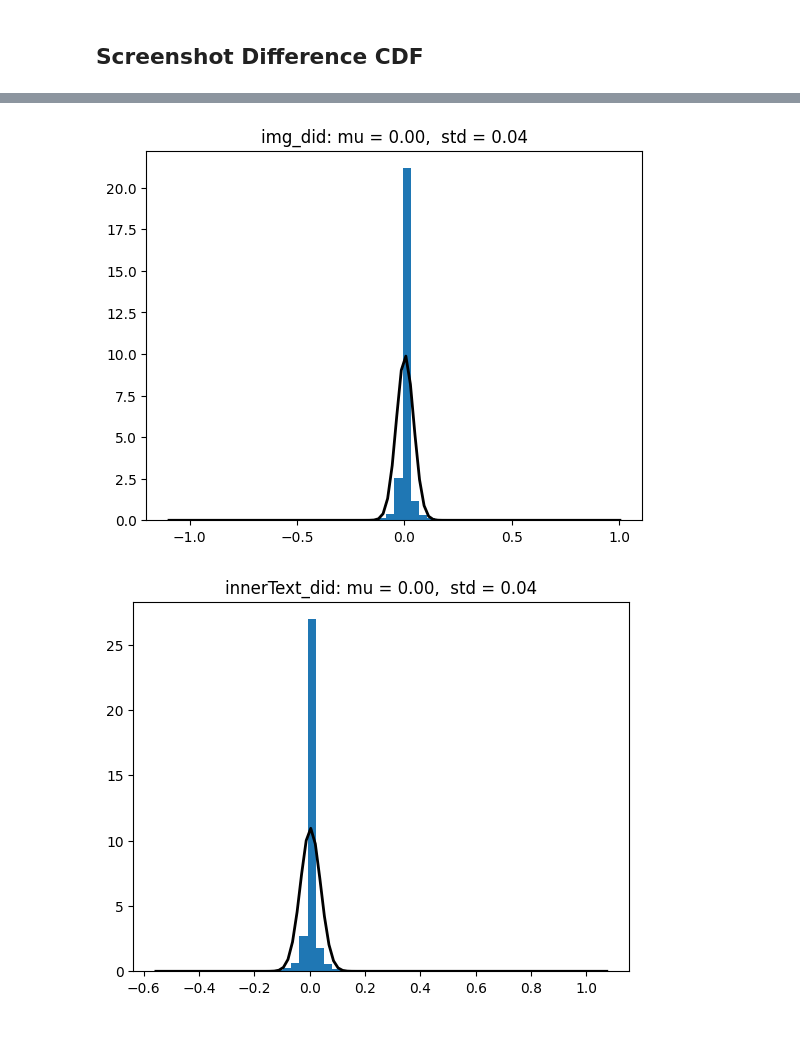
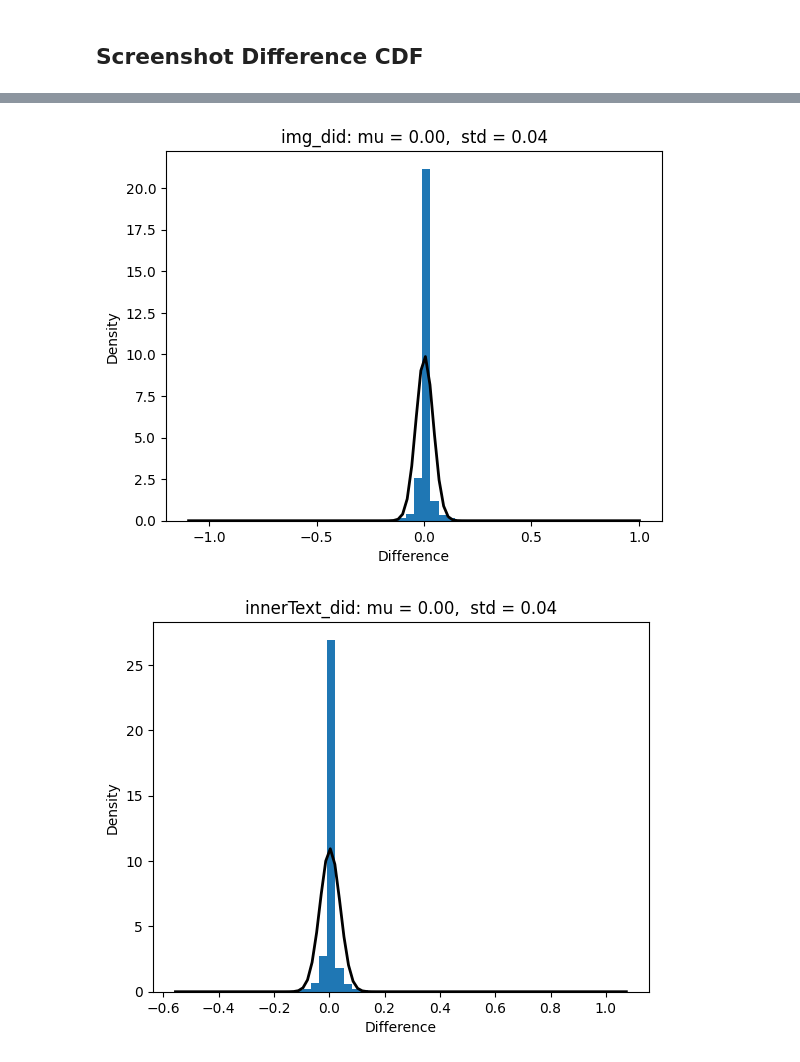
Before and after one commit to maxwellmlin/cookie-classify, a Jupyter notebook: classification_algo.ipynb, the cells around one changed output, grey strips where cells are left out. Cells and saved outputs as stored; diff of their text form; code cells hidden in the pictures; blank space fills up the shorter version.

```diff
--- a/classification_algo.ipynb
+++ b/classification_algo.ipynb
@@ -629,6 +638,8 @@ for diff_type in diff_types:
     plt.plot(x, p, 'k', linewidth=2)
     title = f"{diff_type}: mu = %.2f,  std = %.2f" % (mu, std)
     plt.title(title)
+    plt.xlabel('Difference')
+    plt.ylabel('Density')
 
     plt.show()
 # %% [output]
@@ -636,2 +647,2 @@ for diff_type in diff_types:
-[figure, old version]
+[figure, new version]
-[figure, old version]
+[figure, new version]
```
Also changed, not shown: parts of 3 cells of this notebook.
